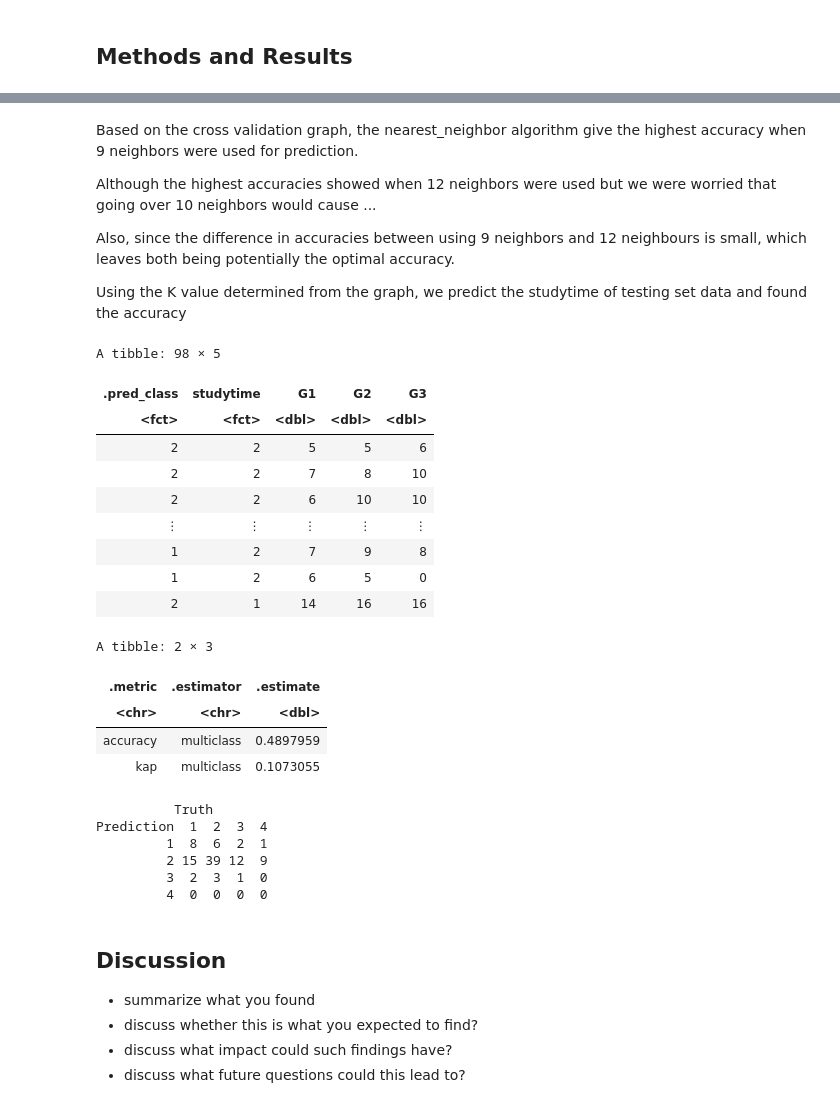
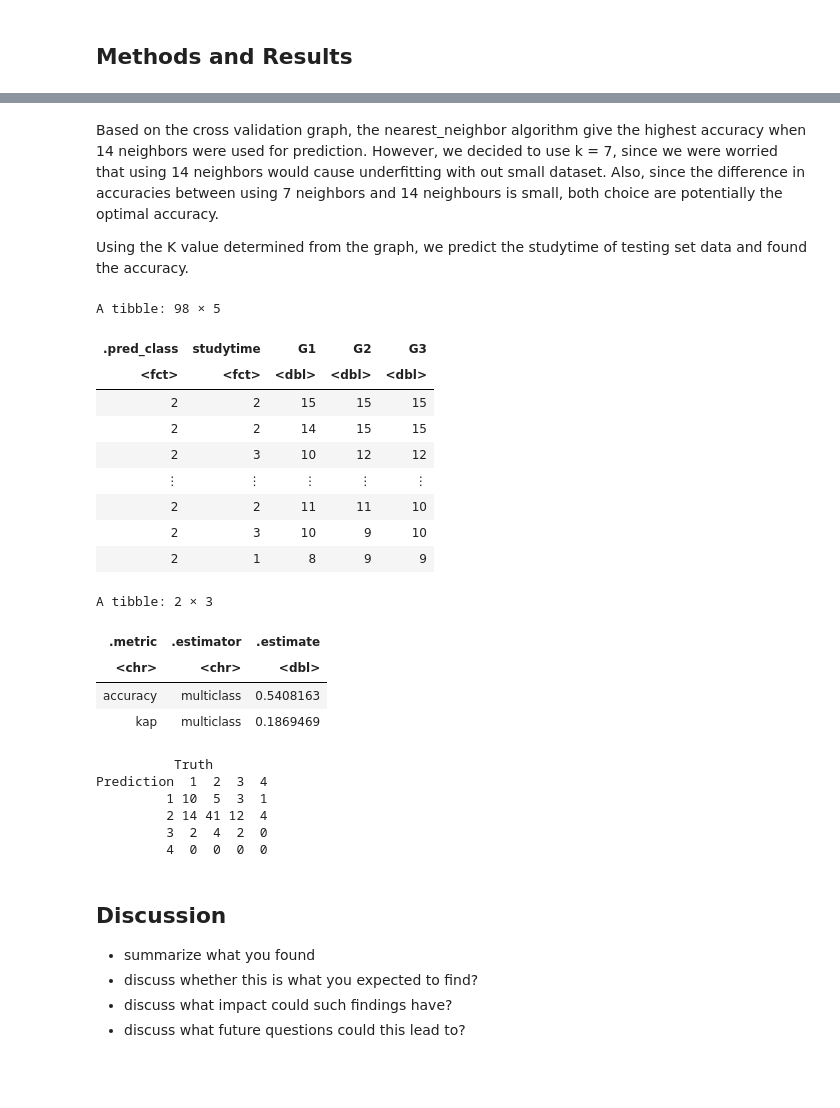
Before and after one commit to michelleykim/student_performance_analysis, a Jupyter notebook: report.ipynb, the cells around one changed output, grey strips where cells are left out. Drawn from its saved outputs; the diff is of its cells as text; code cells hidden in the pictures; blank space fills up the shorter version.

```diff
--- a/report.ipynb
+++ b/report.ipynb
@@ -142,60 +192,55 @@ Call `lifecycle::last_warnings()` to see where this warning was generated.”
 # %% [markdown]
-Based on the cross validation graph, the nearest_neighbor algorithm give the highest accuracy when 9 neighbors were used for prediction.
+Based on the cross validation graph, the nearest_neighbor algorithm give the highest accuracy when 14 neighbors were used for prediction. However, we decided to use k = 7, since we were worried that using 14 neighbors would cause underfitting with out small dataset. Also, since the difference in accuracies between using 7 neighbors and 14 neighbours is small, both choice are potentially the optimal accuracy.
 
-
-Although the highest accuracies showed when 12 neighbors were used but we were worried that going over 10 neighbors would cause ...
-
-Also, since the difference in accuracies between using 9 neighbors and 12 neighbours is small, which leaves both being potentially the optimal accuracy.
-
-Using the K value determined from the graph, we predict the studytime of testing set data and found the accuracy
+Using the K value determined from the graph, we predict the studytime of testing set data and found the accuracy.
 # %%
-set.seed(400);
+set.seed(300);
 
-# nearest_neighbour with k = 9, workflow
-mat_spec <- nearest_neighbor(weight_func = "rectangular", neighbors = 9) %>%
+# nearest_neighbour with k = 7, workflow
+mat_spec <- nearest_neighbor(weight_func = "rectangular", neighbors = 7) %>%
         set_engine("kknn") %>%
         set_mode("classification")
 
 mat_fit <- workflow() %>%
         add_recipe(mat_recipe) %>%
         add_model(mat_spec) %>%
         fit(data = mat_train)
 
 # predict
 mat_predictions <- predict(mat_fit, mat_test) %>%
         bind_cols(mat_test)
 
 # maybe do metrics, conf_mat
 mat_metrics <- mat_predictions %>%
         metrics(truth = studytime, estimate = .pred_class)
 mat_conf_mat <- mat_predictions %>%
         conf_mat(truth = studytime, estimate = .pred_class)
 
 # print
 mat_predictions
 mat_metrics
 mat_conf_mat
 # %% [output]
 A tibble: 98 × 5
 | .pred_class | studytime | G1 | G2 | G3 |
 | <fct> | <fct> | <dbl> | <dbl> | <dbl> |
-| 2 | 2 | 5 | 5 | 6 |
-| 2 | 2 | 7 | 8 | 10 |
-| 2 | 2 | 6 | 10 | 10 |
+| 2 | 2 | 15 | 15 | 15 |
+| 2 | 2 | 14 | 15 | 15 |
+| 2 | 3 | 10 | 12 | 12 |
 | ⋮ | ⋮ | ⋮ | ⋮ | ⋮ |
-| 1 | 2 | 7 | 9 | 8 |
-| 1 | 2 | 6 | 5 | 0 |
-| 2 | 1 | 14 | 16 | 16 |
+| 2 | 2 | 11 | 11 | 10 |
+| 2 | 3 | 10 | 9 | 10 |
+| 2 | 1 | 8 | 9 | 9 |
 A tibble: 2 × 3
 | .metric | .estimator | .estimate |
 | <chr> | <chr> | <dbl> |
-| accuracy | multiclass | 0.4897959 |
-| kap | multiclass | 0.1073055 |
+| accuracy | multiclass | 0.5408163 |
+| kap | multiclass | 0.1869469 |
           Truth
 Prediction  1  2  3  4
-         1  8  6  2  1
-         2 15 39 12  9
-         3  2  3  1  0
+         1 10  5  3  1
+         2 14 41 12  4
+         3  2  4  2  0
          4  0  0  0  0
 # %% [markdown]
 ## Discussion
```
Also changed, not shown: parts of 6 cells of this notebook.
